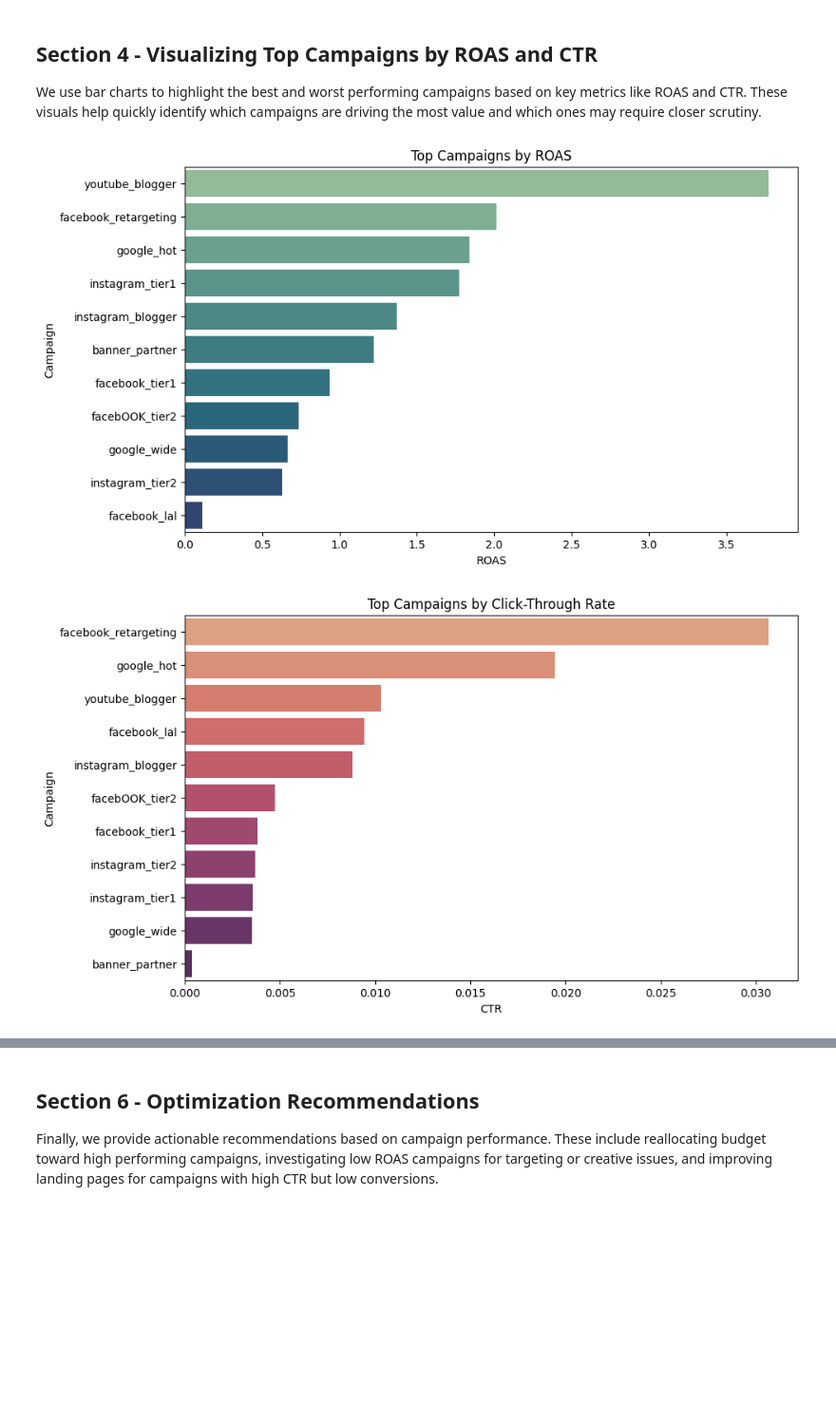
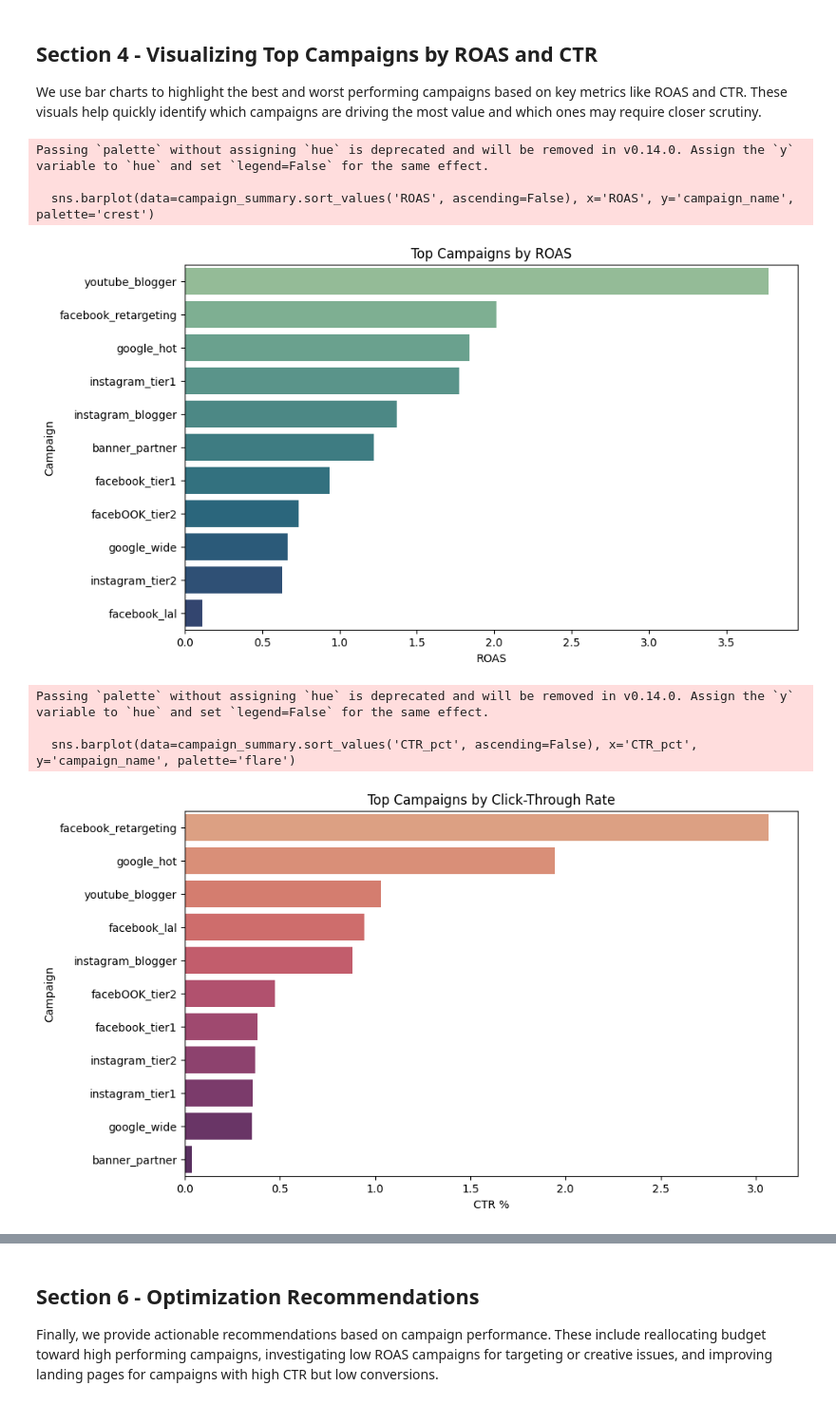
Before and after one commit to ayushpuri123/Campaign-optimisation, a Jupyter notebook: Campaign optimisation/Campaign Optimisation.ipynb, the cells around one changed output, grey strips where cells are left out. Shown at 95% size. Cells and saved outputs as stored; diff of their text form; code cells hidden in the pictures; blank space fills up the shorter version.

```diff
--- a/Campaign optimisation/Campaign Optimisation.ipynb
+++ b/Campaign optimisation/Campaign Optimisation.ipynb
@@ -20,5 +21,5 @@ import matplotlib.pyplot as plt
 # %%
-df = pd.read_csv('/kaggle/input/analyze-the-marketing-spending/Marketing.csv')
+df = pd.read_csv('Marketing.csv')
 df.head()
 # %% [output]
 |  | id | c_date | campaign_name | category | campaign_id | impressions | mark_spent | clicks | leads | ... |
@@ -52,10 +123,37 @@ campaign_summary = df.groupby('campaign_name').agg({
 }).reset_index()
 
 # Recalculate KPIs for the group
-campaign_summary['CTR'] = campaign_summary['clicks'] / campaign_summary['impressions']
-campaign_summary['CPC'] = campaign_summary['mark_spent'] / campaign_summary['clicks']
-campaign_summary['Conversion_Rate'] = campaign_summary['orders'] / campaign_summary['clicks']
-campaign_summary['ROAS'] = campaign_summary['revenue'] / campaign_summary['mark_spent']
+campaign_summary['CTR'] = np.where(campaign_summary['impressions'] > 0,
+                                  campaign_summary['clicks'] / campaign_summary['impressions'],
+                                  np.nan)
+
+campaign_summary['CPC'] = np.where(campaign_summary['clicks'] > 0,
+                                  campaign_summary['mark_spent'] / campaign_summary['clicks'],
+                                  np.nan)
+
+campaign_summary['Cost_per_Lead'] = np.where(campaign_summary['leads'] > 0,
+                                            campaign_summary['mark_spent'] / campaign_summary['leads'],
+                                            np.nan)
+
+campaign_summary['Conversion_Rate'] = np.where(campaign_summary['clicks'] > 0,
+                                              campaign_summary['orders'] / campaign_summary['clicks'],
+                                              np.nan)
+
+campaign_summary['ROAS'] = np.where(campaign_summary['mark_spent'] > 0,
+                                   campaign_summary['revenue'] / campaign_summary['mark_spent'],
+                                   np.nan)
+
+campaign_summary['CPA'] = np.where(campaign_summary['orders'] > 0,
+                                  campaign_summary['mark_spent'] / campaign_summary['orders'],
+                                  np.nan)
+
+campaign_summary['Profit'] = campaign_summary['revenue'] - campaign_summary['mark_spent']
+ratio_cols = ['CTR','Conversion_Rate','ROAS']
+money_cols = ['CPC','Cost_per_Lead','CPA','Profit']
+
+campaign_summary[ratio_cols] = campaign_summary[ratio_cols].round(4)
+campaign_summary[money_cols] = campaign_summary[money_cols].round(2)
+campaign_summary = campaign_summary.sort_values('ROAS', ascending=False)
 campaign_summary
 # %% [output]
 |  | campaign_name | impressions | clicks | mark_spent | leads | orders | revenue | CTR | CPC | ... |
@@ -75,6 +173,7 @@ campaign_summary
 
 We use bar charts to highlight the best and worst performing campaigns based on key metrics like ROAS and CTR. These visuals help quickly identify which campaigns are driving the most value and which ones may require closer scrutiny.
 # %%
+campaign_summary['CTR_pct'] = campaign_summary['CTR'] * 100
 plt.figure(figsize=(10, 6))
 sns.barplot(data=campaign_summary.sort_values('ROAS', ascending=False), x='ROAS', y='campaign_name', palette='crest')
 plt.title('Top Campaigns by ROAS')
@@ -82,16 +181,22 @@ plt.xlabel('ROAS')
 plt.ylabel('Campaign')
 plt.show()
 # %% [output]
+Passing `palette` without assigning `hue` is deprecated and will be removed in v0.14.0. Assign the `y` variable to `hue` and set `legend=False` for the same effect.
+
+  sns.barplot(data=campaign_summary.sort_values('ROAS', ascending=False), x='ROAS', y='campaign_name', palette='crest')
 [figure]
 # %%
 plt.figure(figsize=(10, 6))
-sns.barplot(data=campaign_summary.sort_values('CTR', ascending=False), x='CTR', y='campaign_name', palette='flare')
+sns.barplot(data=campaign_summary.sort_values('CTR_pct', ascending=False), x='CTR_pct', y='campaign_name', palette='flare')
 plt.title('Top Campaigns by Click-Through Rate')
-plt.xlabel('CTR')
+plt.xlabel('CTR %')
 plt.ylabel('Campaign')
 plt.show()
 # %% [output]
+Passing `palette` without assigning `hue` is deprecated and will be removed in v0.14.0. Assign the `y` variable to `hue` and set `legend=False` for the same effect.
+
+  sns.barplot(data=campaign_summary.sort_values('CTR_pct', ascending=False), x='CTR_pct', y='campaign_name', palette='flare')
-[figure, old version]
+[figure, new version]
 # %% [markdown]
 ## Section 5 - Performance Classifacation
 
```
Also changed, not shown: parts of 15 cells of this notebook, 3 other files.
